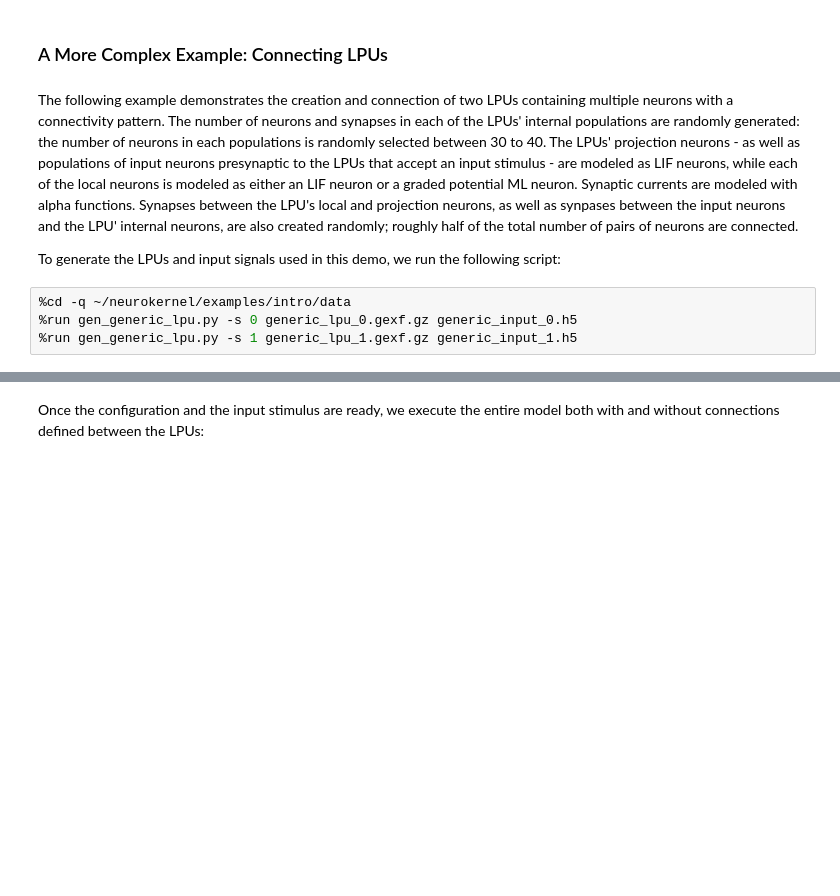
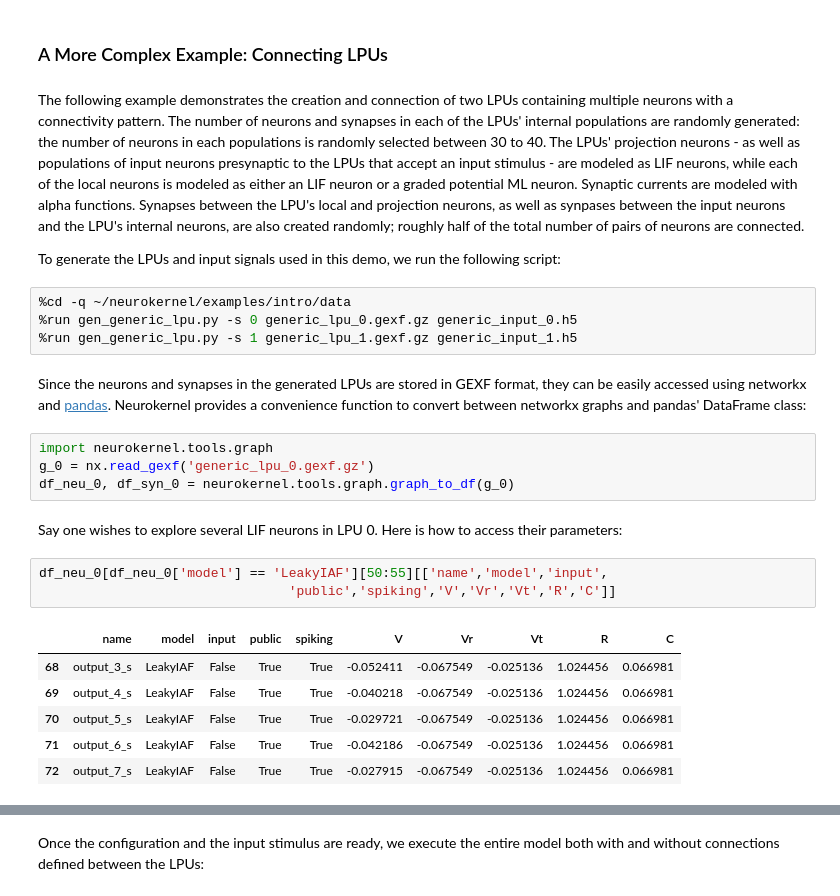
Before and after one commit to neurokernel/neurokernel, a Jupyter notebook: notebooks/intro.ipynb, the cells around one changed output, grey strips where cells are left out. Cells and saved outputs as stored; diff of their text form; blank space fills up the shorter version.

```diff
--- a/notebooks/intro.ipynb
+++ b/notebooks/intro.ipynb
@@ -213,10 +213,28 @@ IPython.display.Image(filename='simple_output.png')
 # %% [markdown]
 ### A More Complex Example: Connecting LPUs
 # %% [markdown]
-The following example demonstrates the creation and connection of two LPUs containing multiple neurons with a connectivity pattern. The number of neurons and synapses in each of the LPUs' internal populations are randomly generated: the number of neurons in each populations is randomly selected between 30 to 40. The LPUs' projection neurons - as well as populations of input neurons presynaptic to the LPUs that accept an input stimulus - are modeled as LIF neurons, while each of the local neurons is modeled as either an LIF neuron or a graded potential ML neuron. Synaptic currents are modeled with alpha functions. Synapses between the LPU's local and projection neurons, as well as synpases between the input neurons and the LPU' internal neurons, are also created randomly; roughly half of the total number of pairs of neurons are connected.
+The following example demonstrates the creation and connection of two LPUs containing multiple neurons with a connectivity pattern. The number of neurons and synapses in each of the LPUs' internal populations are randomly generated: the number of neurons in each populations is randomly selected between 30 to 40. The LPUs' projection neurons - as well as populations of input neurons presynaptic to the LPUs that accept an input stimulus - are modeled as LIF neurons, while each of the local neurons is modeled as either an LIF neuron or a graded potential ML neuron. Synaptic currents are modeled with alpha functions. Synapses between the LPU's local and projection neurons, as well as synpases between the input neurons and the LPU's internal neurons, are also created randomly; roughly half of the total number of pairs of neurons are connected.
 
 To generate the LPUs and input signals used in this demo, we run the following script:
 # %%
 %cd -q ~/neurokernel/examples/intro/data
 %run gen_generic_lpu.py -s 0 generic_lpu_0.gexf.gz generic_input_0.h5
 %run gen_generic_lpu.py -s 1 generic_lpu_1.gexf.gz generic_input_1.h5
+# %% [markdown]
+Since the neurons and synapses in the generated LPUs are stored in GEXF format, they can be easily accessed using networkx and [pandas](http://pandas.pydata.org). Neurokernel provides a convenience function to convert between networkx graphs and pandas' DataFrame class:
+# %%
+import neurokernel.tools.graph
+g_0 = nx.read_gexf('generic_lpu_0.gexf.gz')
+df_neu_0, df_syn_0 = neurokernel.tools.graph.graph_to_df(g_0)
+# %% [markdown]
+Say one wishes to explore several LIF neurons in LPU 0. Here is how to access their parameters:
+# %%
+df_neu_0[df_neu_0['model'] == 'LeakyIAF'][50:55][['name','model','input',
+                                'public','spiking','V','Vr','Vt','R','C']]
+# %% [output]
+|  | name | model | input | public | spiking | V | Vr | Vt | R | C |
+| 68 | output_3_s | LeakyIAF | False | True | True | -0.052411 | -0.067549 | -0.025136 | 1.024456 | 0.066981 |
+| 69 | output_4_s | LeakyIAF | False | True | True | -0.040218 | -0.067549 | -0.025136 | 1.024456 | 0.066981 |
+| 70 | output_5_s | LeakyIAF | False | True | True | -0.029721 | -0.067549 | -0.025136 | 1.024456 | 0.066981 |
+| 71 | output_6_s | LeakyIAF | False | True | True | -0.042186 | -0.067549 | -0.025136 | 1.024456 | 0.066981 |
+| 72 | output_7_s | LeakyIAF | False | True | True | -0.027915 | -0.067549 | -0.025136 | 1.024456 | 0.066981 |
```
Also changed, not shown: parts of 3 cells of this notebook.
